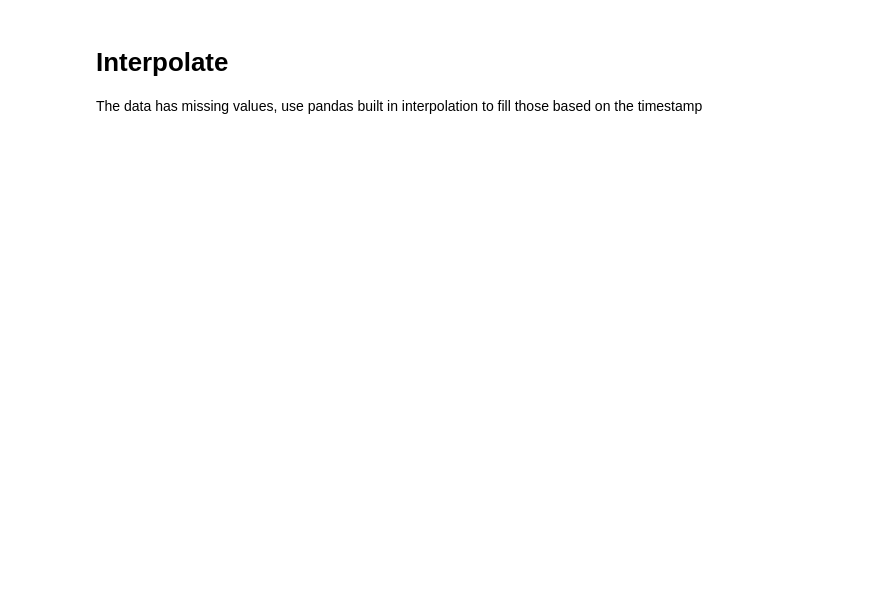
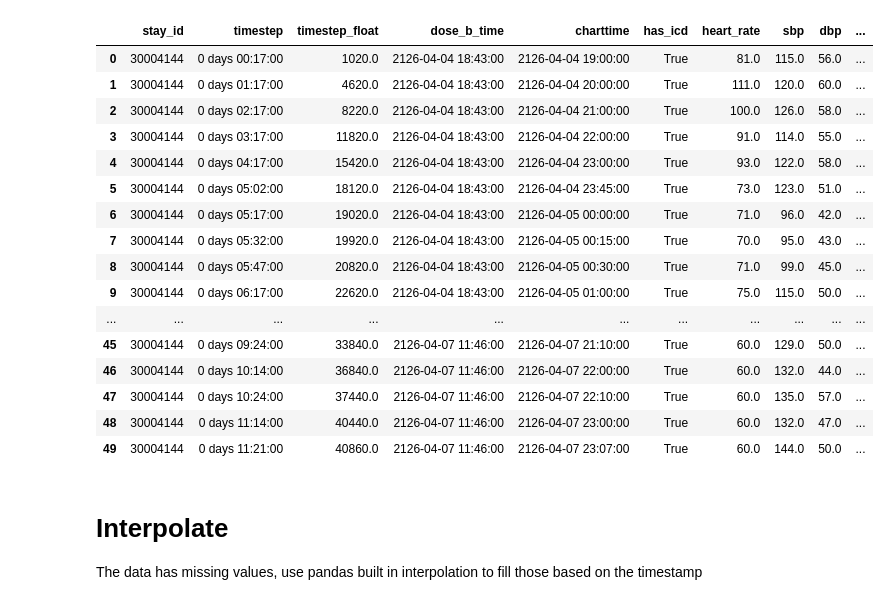
Before and after one commit to stevelan/UniMLHealth-GroupProject, a Jupyter notebook: notebooks/03-ml-training.ipynb, the cells around one changed output. Saved outputs shown, nothing was run; the diff lists cells and outputs as text; code cells hidden in the pictures; blank space fills up the shorter version.

Commit message:
Updated notebook-03 to deal with different features in vital-signs kidney

```diff
--- a/notebooks/03-ml-training.ipynb
+++ b/notebooks/03-ml-training.ipynb
@@ -13,7 +13,12 @@ from sklearn.model_selection import train_test_split
 
 rc.configure()
 
-vitals_data_df = pd.read_csv(config.out_dir / 'vitals_data-abc-before-and-after.csv')
+# need to match the data array to the features in the file
+#data_arrays = ["heart_rate", "sbp", "dbp", "mbp"]
+# vitals_data_df = pd.read_csv(config.out_dir / 'vitals_data-abc-before-and-after.csv')
+
+data_arrays = ["heart_rate", "sbp", "dbp", "mbp", "uric acid", "creatinine"]
+vitals_data_df = pd.read_csv('vitals_kidney_data.csv')
 print(vitals_data_df.dtypes)
 
 vitals_data_df["charttime"] = vitals_data_df["charttime"].astype("datetime64[s]")
@@ -82,7 +163,7 @@ df["timestep"] = df["charttime"] - df["dose_b_time"]
 ## and convert to float64 for tensor flow
 df['timestep_float'] = df['timestep'].dt.total_seconds().astype('float64')
 
-data_arrays = ["heart_rate", "sbp", "dbp", "mbp"]
+
 for data in data_arrays:
     df[data] = df[data].astype('float64')
 
@@ -90,7 +187,25 @@ print(df.dtypes)
 # %%
-df = df[["stay_id", "timestep", "timestep_float", "heart_rate", "sbp", "dbp", "mbp", "dose_b_time", "charttime",
-         "has_icd"]].sort_values(["stay_id", "dose_b_time", "timestep"])
+df = df[["stay_id", "timestep", "timestep_float", "dose_b_time", "charttime",
+         "has_icd"] + data_arrays].sort_values(["stay_id", "dose_b_time", "timestep"])
 df.head(50)
+# %% [output]
+|  | stay_id | timestep | timestep_float | dose_b_time | charttime | has_icd | heart_rate | sbp | dbp | ... |
+| 0 | 30004144 | 0 days 00:17:00 | 1020.0 | 2126-04-04 18:43:00 | 2126-04-04 19:00:00 | True | 81.0 | 115.0 | 56.0 | ... |
+| 1 | 30004144 | 0 days 01:17:00 | 4620.0 | 2126-04-04 18:43:00 | 2126-04-04 20:00:00 | True | 111.0 | 120.0 | 60.0 | ... |
+| 2 | 30004144 | 0 days 02:17:00 | 8220.0 | 2126-04-04 18:43:00 | 2126-04-04 21:00:00 | True | 100.0 | 126.0 | 58.0 | ... |
+| 3 | 30004144 | 0 days 03:17:00 | 11820.0 | 2126-04-04 18:43:00 | 2126-04-04 22:00:00 | True | 91.0 | 114.0 | 55.0 | ... |
+| 4 | 30004144 | 0 days 04:17:00 | 15420.0 | 2126-04-04 18:43:00 | 2126-04-04 23:00:00 | True | 93.0 | 122.0 | 58.0 | ... |
+| 5 | 30004144 | 0 days 05:02:00 | 18120.0 | 2126-04-04 18:43:00 | 2126-04-04 23:45:00 | True | 73.0 | 123.0 | 51.0 | ... |
+| 6 | 30004144 | 0 days 05:17:00 | 19020.0 | 2126-04-04 18:43:00 | 2126-04-05 00:00:00 | True | 71.0 | 96.0 | 42.0 | ... |
+| 7 | 30004144 | 0 days 05:32:00 | 19920.0 | 2126-04-04 18:43:00 | 2126-04-05 00:15:00 | True | 70.0 | 95.0 | 43.0 | ... |
+| 8 | 30004144 | 0 days 05:47:00 | 20820.0 | 2126-04-04 18:43:00 | 2126-04-05 00:30:00 | True | 71.0 | 99.0 | 45.0 | ... |
+| 9 | 30004144 | 0 days 06:17:00 | 22620.0 | 2126-04-04 18:43:00 | 2126-04-05 01:00:00 | True | 75.0 | 115.0 | 50.0 | ... |
+| ... | ... | ... | ... | ... | ... | ... | ... | ... | ... | ... |
+| 45 | 30004144 | 0 days 09:24:00 | 33840.0 | 2126-04-07 11:46:00 | 2126-04-07 21:10:00 | True | 60.0 | 129.0 | 50.0 | ... |
+| 46 | 30004144 | 0 days 10:14:00 | 36840.0 | 2126-04-07 11:46:00 | 2126-04-07 22:00:00 | True | 60.0 | 132.0 | 44.0 | ... |
+| 47 | 30004144 | 0 days 10:24:00 | 37440.0 | 2126-04-07 11:46:00 | 2126-04-07 22:10:00 | True | 60.0 | 135.0 | 57.0 | ... |
+| 48 | 30004144 | 0 days 11:14:00 | 40440.0 | 2126-04-07 11:46:00 | 2126-04-07 23:00:00 | True | 60.0 | 132.0 | 47.0 | ... |
+| 49 | 30004144 | 0 days 11:21:00 | 40860.0 | 2126-04-07 11:46:00 | 2126-04-07 23:07:00 | True | 60.0 | 144.0 | 50.0 | ... |
 # %% [markdown]
 # Interpolate
 The data has missing values, use pandas built in interpolation to fill those based on the timestamp
```
Also changed, not shown: parts of 19 cells of this notebook.
